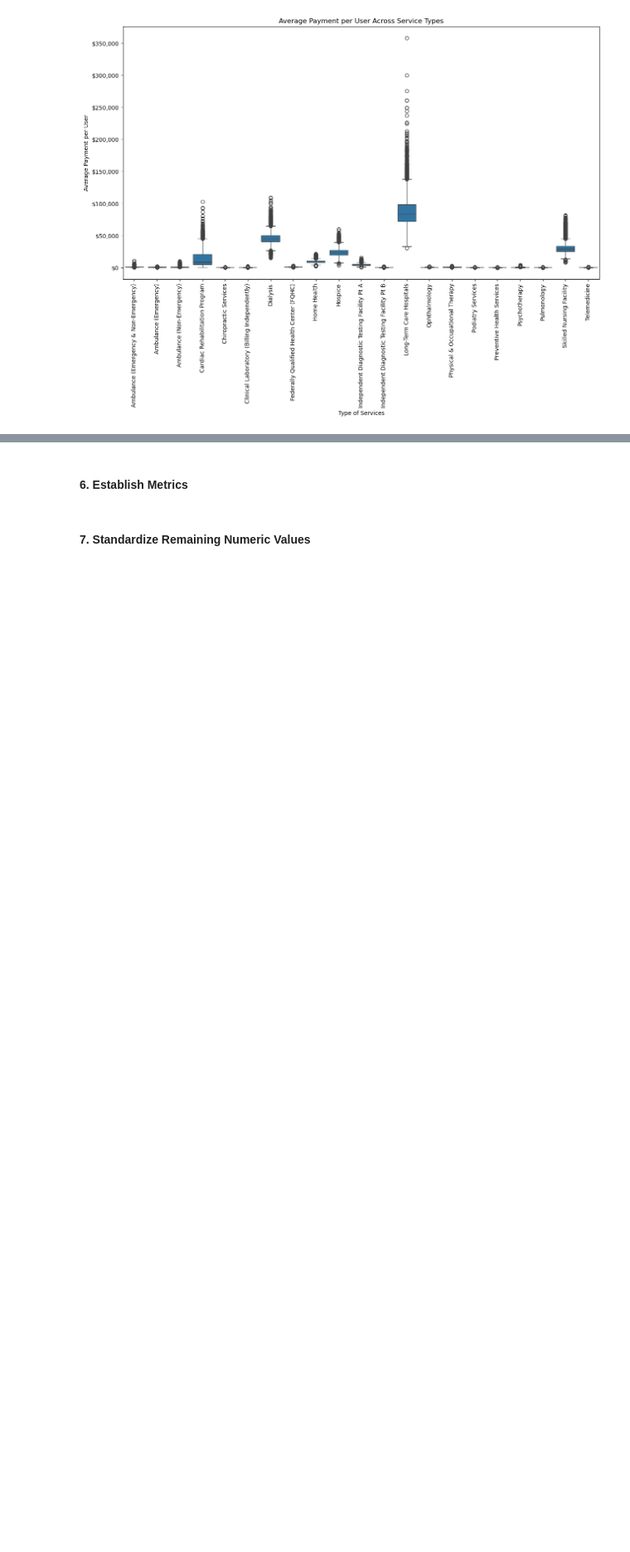
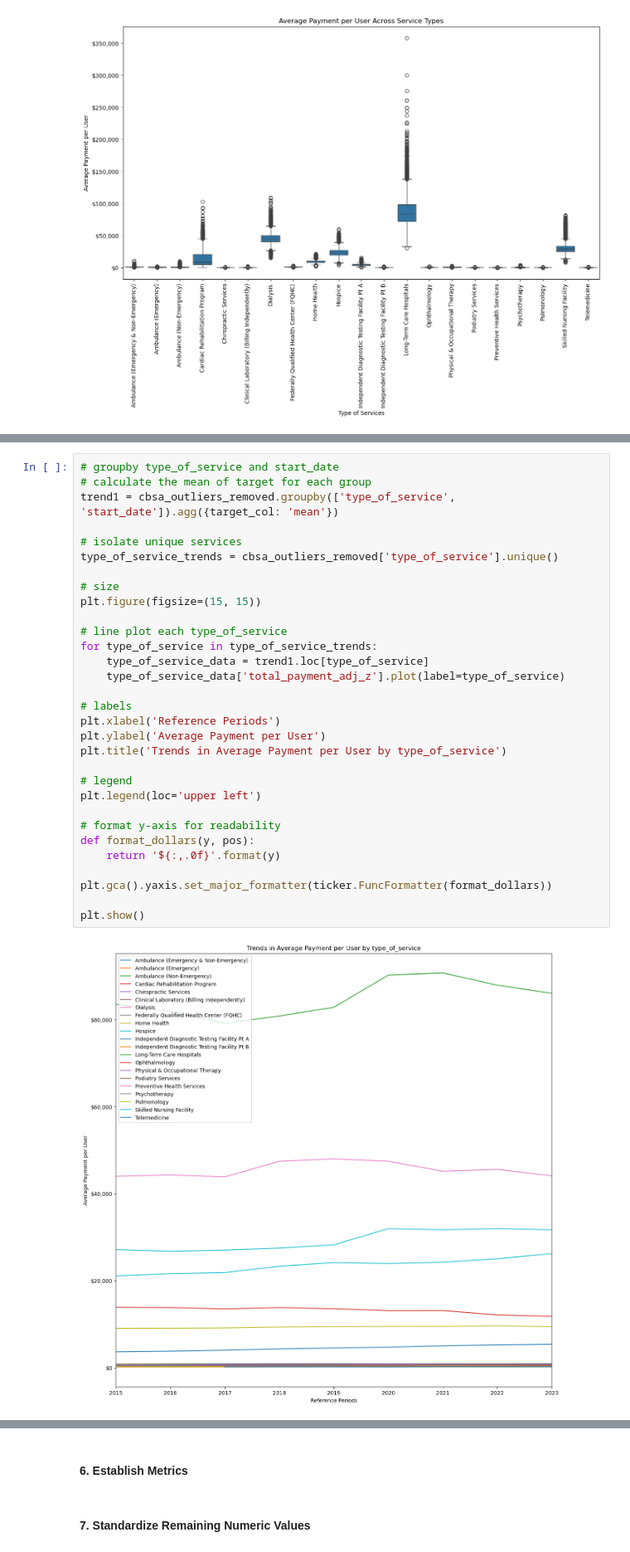
Before and after one commit to renaqd/team7-ADS502, a Jupyter notebook: team7-Final.ipynb, the cells around one changed output, grey strips where cells are left out. Shown at 83% size. Drawn from its saved outputs; the diff is of its cells as text; blank space fills up the shorter version.

```diff
--- a/team7-Final.ipynb
+++ b/team7-Final.ipynb
@@ -619,0 +620,33 @@ plt.show()
+# %%
+# groupby type_of_service and start_date
+# calculate the mean of target for each group
+trend1 = cbsa_outliers_removed.groupby(['type_of_service', 'start_date']).agg({target_col: 'mean'})
+
+# isolate unique services
+type_of_service_trends = cbsa_outliers_removed['type_of_service'].unique()
+
+# size
+plt.figure(figsize=(15, 15))
+
+# line plot each type_of_service
+for type_of_service in type_of_service_trends:
+    type_of_service_data = trend1.loc[type_of_service]
+    type_of_service_data['total_payment_adj_z'].plot(label=type_of_service)
+
+# labels
+plt.xlabel('Reference Periods')
+plt.ylabel('Average Payment per User')
+plt.title('Trends in Average Payment per User by type_of_service')
+
+# legend
+plt.legend(loc='upper left')
+
+# format y-axis for readability
+def format_dollars(y, pos):
+    return '${:,.0f}'.format(y)
+
+plt.gca().yaxis.set_major_formatter(ticker.FuncFormatter(format_dollars))
+
+plt.show()
+# %% [output]
+[figure, added]
```
Also changed, not shown: parts of 7 cells of this notebook.
